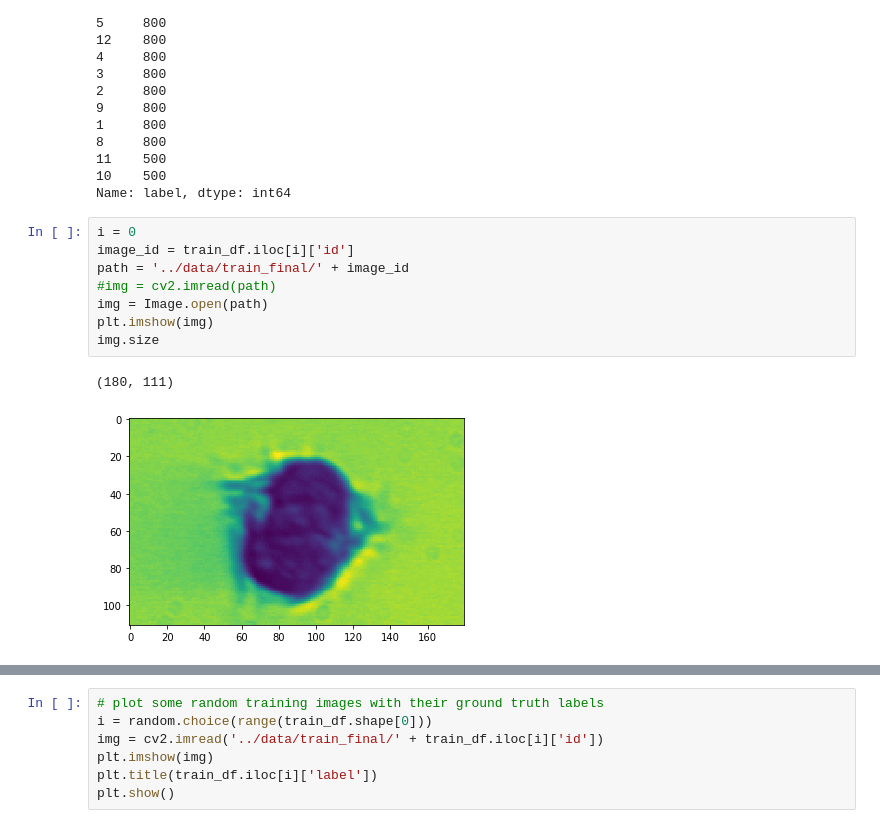
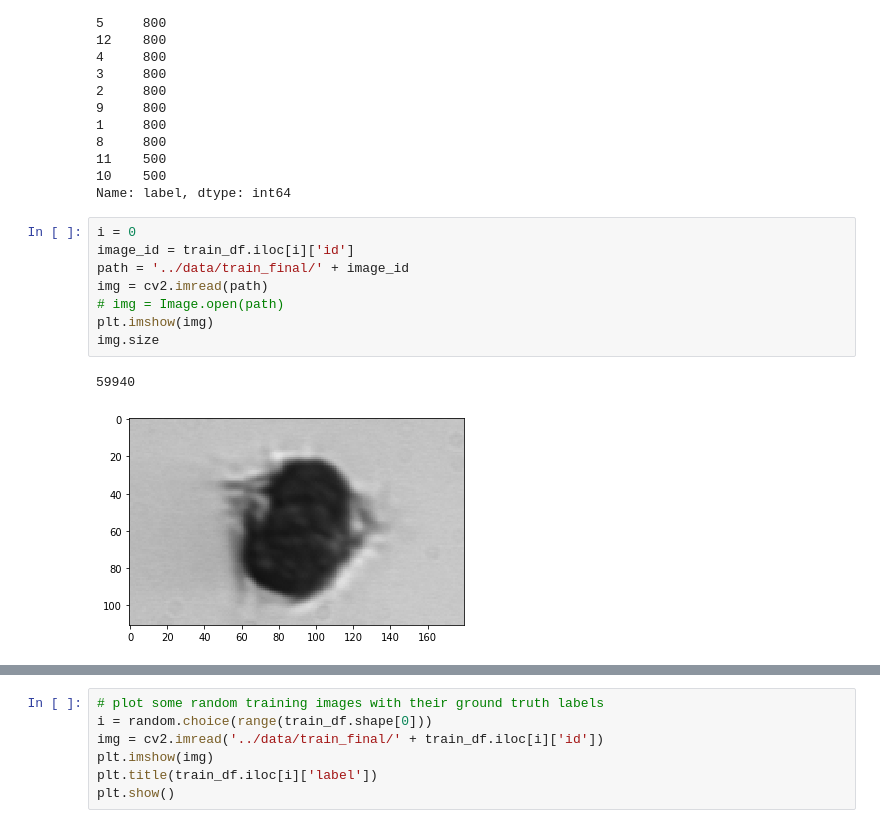
Before and after one commit to pyaf/Cellular-image-classification-vista19, a Jupyter notebook: notebooks/EDA.ipynb, the cells around one changed output, grey strips where cells are left out. Drawn from its saved outputs; the diff is of its cells as text.

```diff
--- a/notebooks/EDA.ipynb
+++ b/notebooks/EDA.ipynb
@@ -55,11 +55,11 @@ Name: label, dtype: int64
 # %%
 i = 0
 image_id = train_df.iloc[i]['id']
 path = '../data/train_final/' + image_id
-#img = cv2.imread(path)
-img = Image.open(path)
+img = cv2.imread(path)
+# img = Image.open(path)
 plt.imshow(img)
 img.size
 # %% [output]
-(180, 111)
+59940
-[figure, old version]
+[figure, new version]
```
Also changed, not shown: parts of 10 cells of this notebook, 4 other files.
